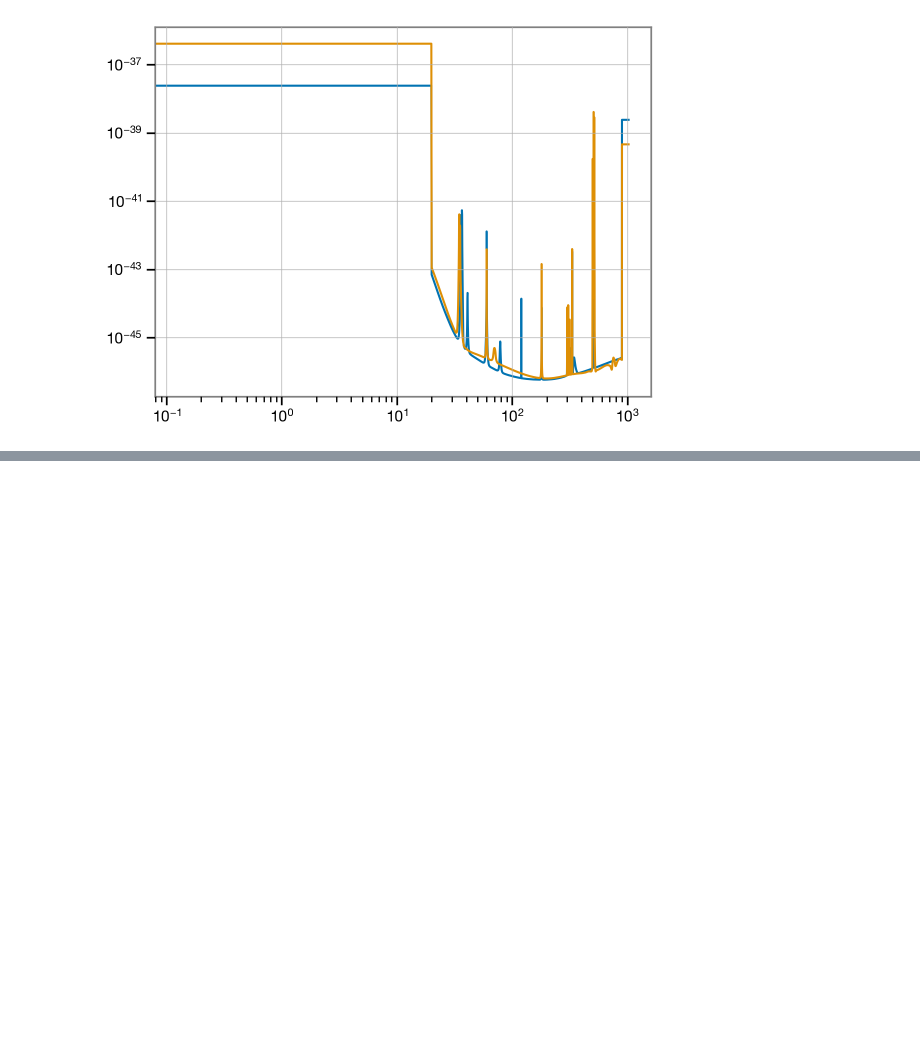
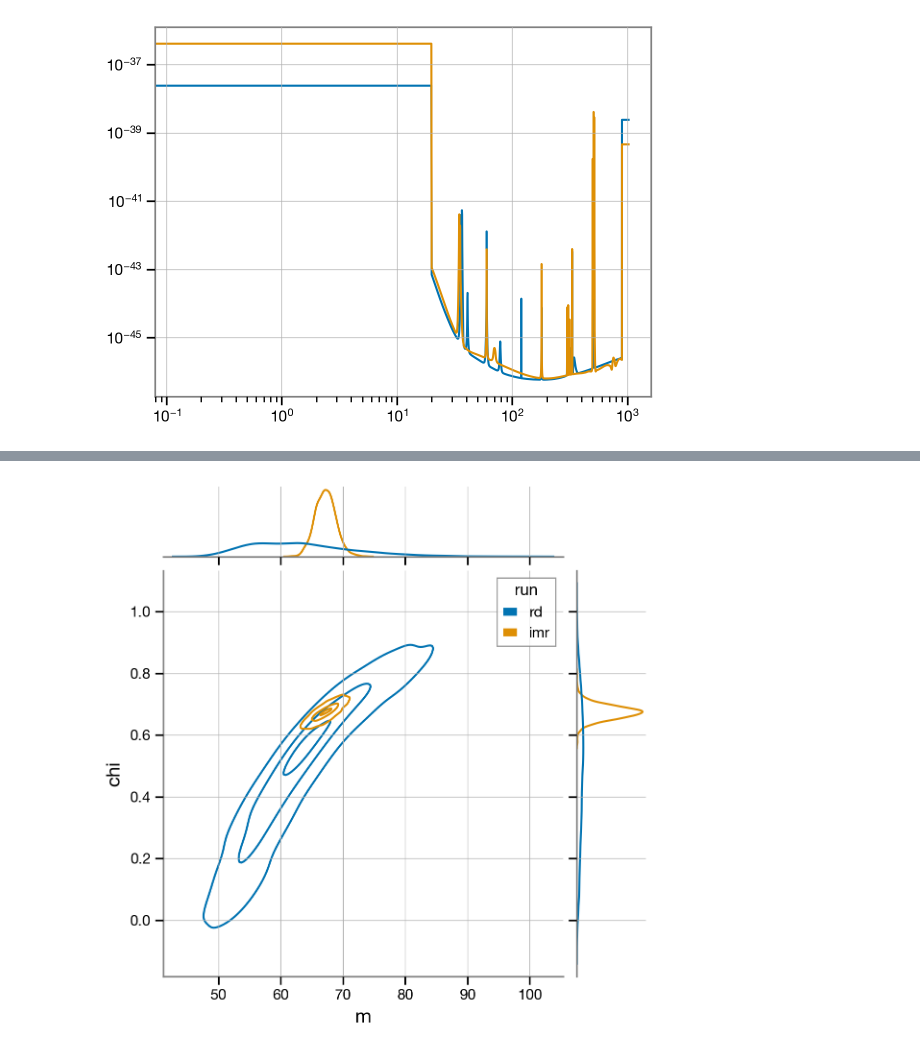
Before and after one commit to maxisi/ringdown, a Jupyter notebook: docs/examples/fit_from_imr_result.ipynb, the cells around one changed output, grey strips where cells are left out. Drawn from its saved outputs; the diff is of its cells as text; code cells hidden in the pictures; blank space fills up the shorter version.

```diff
--- a/docs/examples/fit_from_imr_result.ipynb
+++ b/docs/examples/fit_from_imr_result.ipynb
@@ -564,0 +221,12 @@ NameError: name 'f' is not defined
+# %%
+rd_samples = fit.result.get_parameter_dataframe(2000)
+df_imr = fit.imr_result.sample(2000)
+# %%
+df = rd_samples[['m', 'chi']].copy()
+df['run'] = 'rd'
+
+df2 = pd.DataFrame({'m': df_imr.final_mass, 'chi': df_imr.final_spin, 'run': 'imr'})
+df = pd.concat([df, df2], ignore_index=True)
+sns.jointplot(data=df, x='m', y='chi', kind='kde', hue='run', fill=False, levels=[0.1, 0.5, 0.9], common_norm=False);
+# %% [output]
+[figure, added]
```
Also changed, not shown: parts of 69 cells of this notebook.
